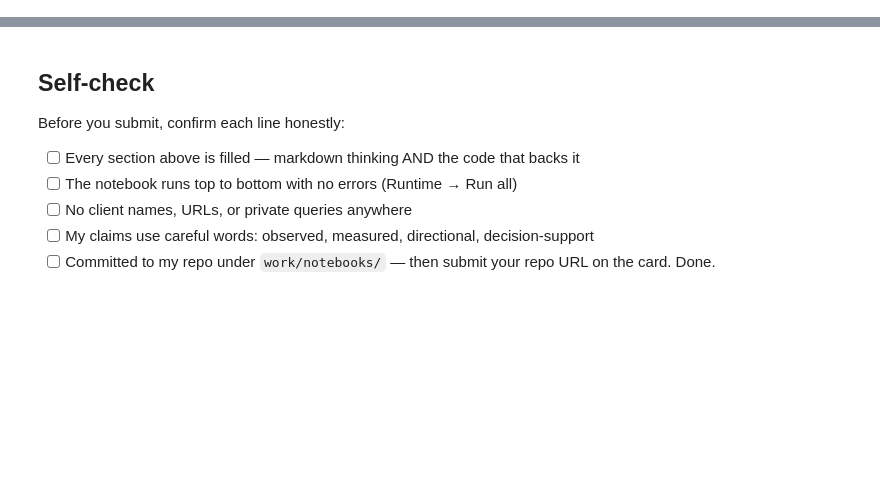
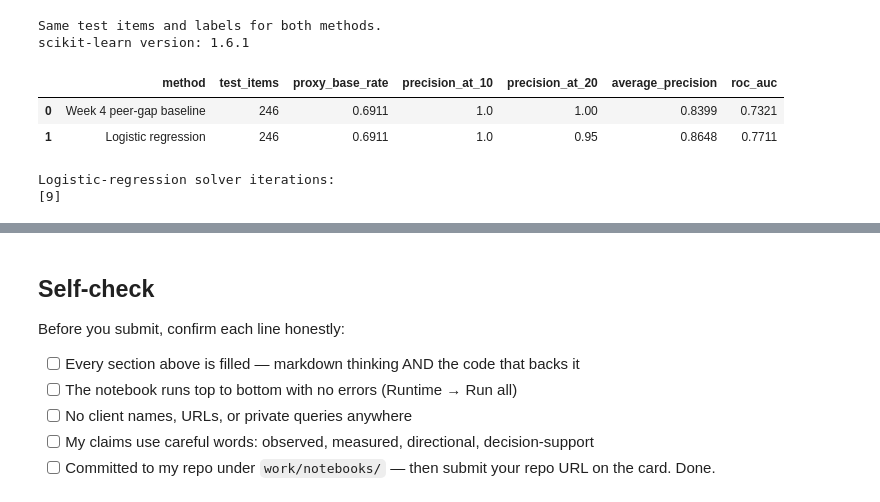
Before and after one commit to omsawarkar/omsawarkar, a Jupyter notebook: work/notebooks/w05_model.ipynb, the cells around one changed output, grey strips where cells are left out. Cells and saved outputs as stored; diff of their text form; code cells hidden in the pictures; blank space fills up the shorter version.

```diff
--- a/work/notebooks/w05_model.ipynb
+++ b/work/notebooks/w05_model.ipynb
@@ -36,0 +311,73 @@ This skeleton is yours to fill. Work the sections **in order** — each one has
+# %%
+from sklearn.pipeline import Pipeline
+from sklearn.impute import SimpleImputer
+from sklearn.preprocessing import FunctionTransformer, StandardScaler
+from sklearn.linear_model import LogisticRegression
+from sklearn.metrics import average_precision_score, roc_auc_score
+import sklearn
+
+# All five inputs are non-negative.
+assert (X.dropna() >= 0).all().all()
+
+model = Pipeline([
+    ("imputer", SimpleImputer(strategy="median")),
+    ("log_transform", FunctionTransformer(np.log1p)),
+    ("scaler", StandardScaler()),
+    ("classifier", LogisticRegression(
+        max_iter=2000,
+        random_state=42
+    ))
+])
+
+# Fit preprocessing and model on training items only.
+model.fit(X.iloc[train_idx], y.iloc[train_idx])
+
+model_scores = model.predict_proba(
+    X.iloc[test_idx]
+)[:, 1]
+
+baseline_scores = experiment.iloc[test_idx][
+    "baseline_score"
+].to_numpy()
+
+y_test = y.iloc[test_idx].to_numpy()
+test_base_rate = y_test.mean()
+
+def precision_at_k(labels, scores, k):
+    k = min(k, len(labels))
+    # Stable ties follow the pre-established ID ordering.
+    order = np.argsort(-np.asarray(scores), kind="stable")
+    return float(np.asarray(labels)[order[:k]].mean())
+
+rows = []
+
+for name, scores in [
+    ("Week 4 peer-gap baseline", baseline_scores),
+    ("Logistic regression", model_scores)
+]:
+    rows.append({
+        "method": name,
+        "test_items": len(y_test),
+        "proxy_base_rate": test_base_rate,
+        "precision_at_10": precision_at_k(y_test, scores, 10),
+        "precision_at_20": precision_at_k(y_test, scores, 20),
+        "average_precision": average_precision_score(y_test, scores),
+        "roc_auc": roc_auc_score(y_test, scores)
+    })
+
+comparison = pd.DataFrame(rows)
+
+print("Same test items and labels for both methods.")
+print("scikit-learn version:", sklearn.__version__)
+display(comparison.round(4))
+
+print("Logistic-regression solver iterations:")
+print(model.named_steps["classifier"].n_iter_)
+# %% [output]
+Same test items and labels for both methods.
+scikit-learn version: 1.6.1
+|  | method | test_items | proxy_base_rate | precision_at_10 | precision_at_20 | average_precision | roc_auc |
+| 0 | Week 4 peer-gap baseline | 246 | 0.6911 | 1.0 | 1.00 | 0.8399 | 0.7321 |
+| 1 | Logistic regression | 246 | 0.6911 | 1.0 | 0.95 | 0.8648 | 0.7711 |
+Logistic-regression solver iterations:
+[9]
```
Also changed, not shown: parts of 18 cells of this notebook.
